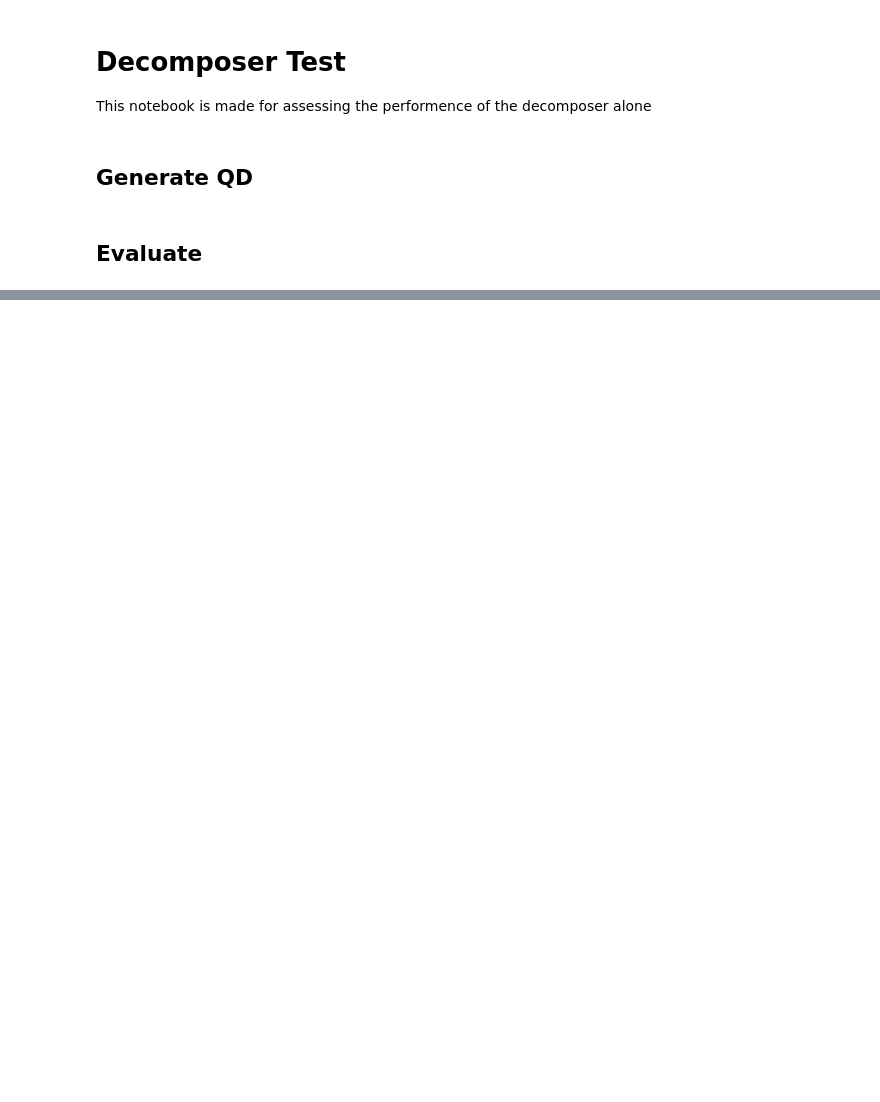
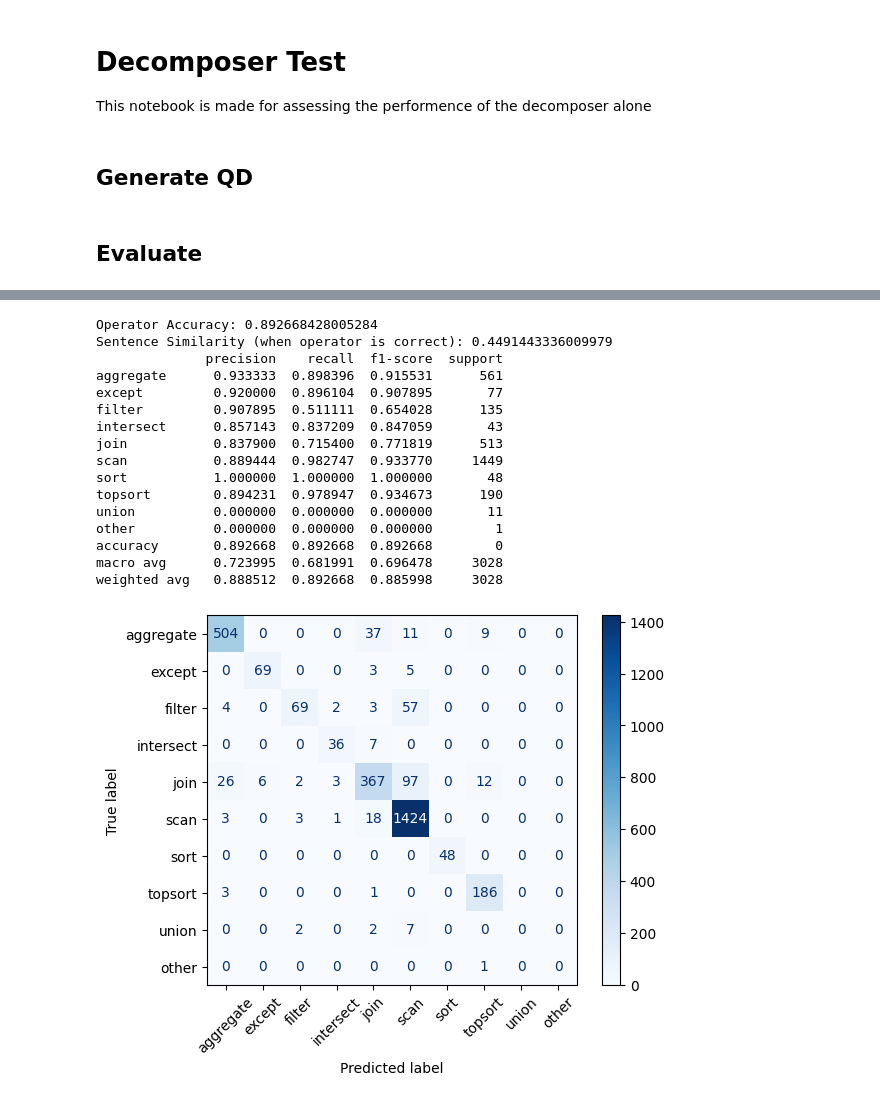
Before and after one commit to d4nieldev/finetune_llm, a Jupyter notebook: inference/qpl/decomposer_test.ipynb, the cells around one changed output, grey strips where cells are left out. Saved outputs shown, nothing was run; the diff lists cells and outputs as text; code cells hidden in the pictures; blank space fills up the shorter version.

```diff
--- a/inference/qpl/decomposer_test.ipynb
+++ b/inference/qpl/decomposer_test.ipynb
@@ -30,7 +30,7 @@ tokenizer = AutoTokenizer.from_pretrained(MODEL_PATH)
 
 # Load and process data
 test_dataset = list(load_dataset(DATASET_ID, split="validation"))
-processor = ProcessorRegistry.get(DATASET_ID)(train=False)
+processor = ProcessorRegistry.get(DATASET_ID)(with_assistant=False)
 chat_templates = list(map(processor.to_chat_template, test_dataset))
 prompts = list(map(lambda ct: to_model_prompt(tokenizer, ct), chat_templates))
 
@@ -78,7 +78,7 @@ emb_model = SentenceTransformer('sentence-transformers/all-MiniLM-L6-v2')
 y_pred = []
 y_true = []
 
-processor = ProcessorRegistry.get(DATASET_ID)(train=True)
+processor = ProcessorRegistry.get(DATASET_ID)(with_assistant=True)
 chat_templates = []
 for example in test_dataset:
     chat_templates.append(processor.to_chat_template(example))
@@ -146,3 +146,4 @@ disp.plot(cmap=plt.cm.Blues)
 
 plt.xticks(rotation=45)
 plt.show()
+# %% [output]
@@ -148,0 +167,17 @@ plt.show()
+Operator Accuracy: 0.892668428005284
+Sentence Similarity (when operator is correct): 0.4491443336009979
+              precision    recall  f1-score  support
+aggregate      0.933333  0.898396  0.915531      561
+except         0.920000  0.896104  0.907895       77
+filter         0.907895  0.511111  0.654028      135
+intersect      0.857143  0.837209  0.847059       43
+join           0.837900  0.715400  0.771819      513
+scan           0.889444  0.982747  0.933770     1449
+sort           1.000000  1.000000  1.000000       48
+topsort        0.894231  0.978947  0.934673      190
+union          0.000000  0.000000  0.000000       11
+other          0.000000  0.000000  0.000000        1
+accuracy       0.892668  0.892668  0.892668        0
+macro avg      0.723995  0.681991  0.696478     3028
+weighted avg   0.888512  0.892668  0.885998     3028
+[figure, added]
```
Also changed, not shown: parts of 1 cell of this notebook.
